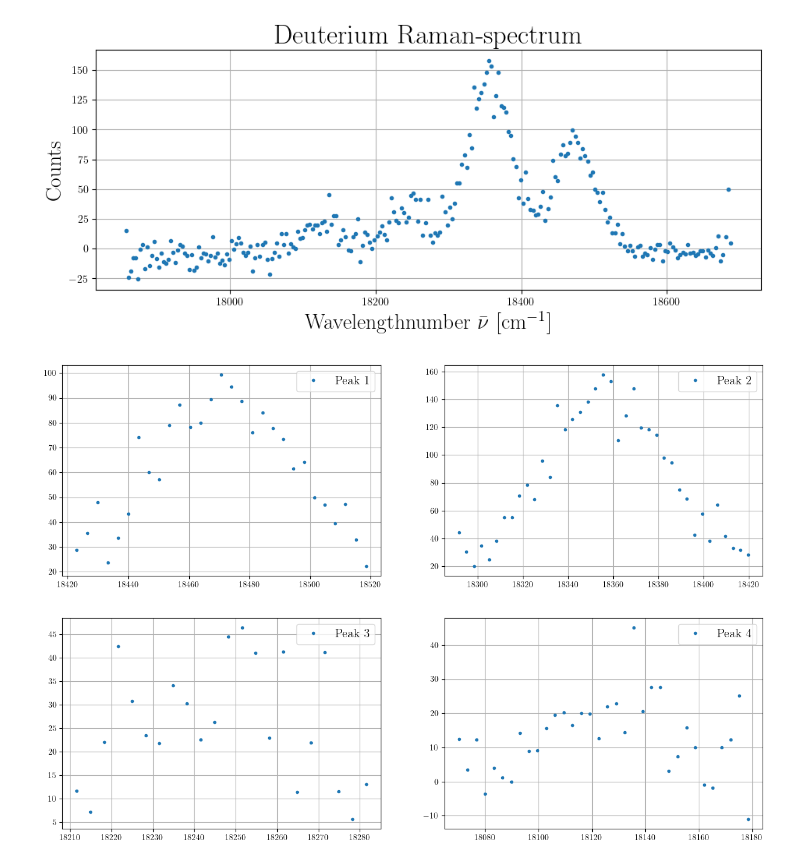
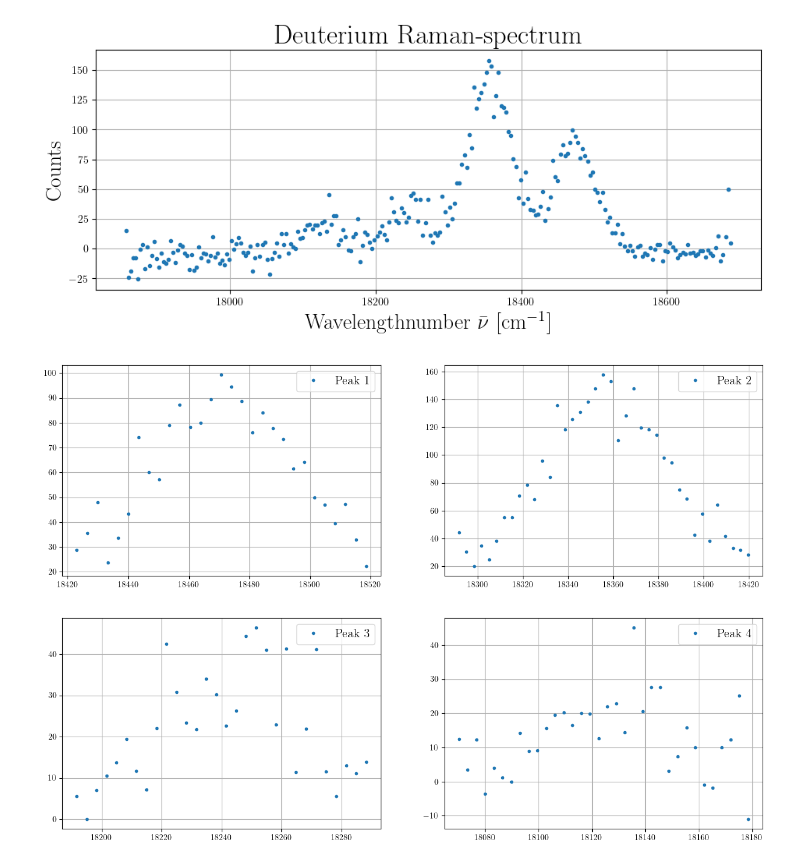
Before and after one commit to ParisHuth/FP, a Jupyter notebook: F43/protocollTaylorsVersion.ipynb, the cells around one changed output. Saved outputs shown, nothing was run; the diff lists cells and outputs as text; code cells hidden in the pictures.

```diff
--- a/F43/protocollTaylorsVersion.ipynb
+++ b/F43/protocollTaylorsVersion.ipynb
@@ -278,30 +278,30 @@ plt.show()
 # %%
 # defining peak ranges
 peak1 = data[(data["wavenumber"] > 18422) & (data["wavenumber"] < 18520)]
 peak2 = data[(data["wavenumber"] > 18290) & (data["wavenumber"] < 18422)]
-peak3 = data[(data["wavenumber"] > 18210) & (data["wavenumber"] < 18283)]
+peak3 = data[(data["wavenumber"] > 18190) & (data["wavenumber"] < 18290)]
 peak4 = data[(data["wavenumber"] > 18070) & (data["wavenumber"] < 18180)]
 # making suobplots for all of the peaks
 fig, ax = plt.subplots(2, 2, figsize=(15, 10))
 
 ax[0,0].errorbar(peak1["wavenumber"], peak1["count"],
                     label="Peak 1", linestyle='None', fmt='.')
 ax[0,1].errorbar(peak2["wavenumber"], peak2["count"],
                     label="Peak 2", linestyle='None', fmt='.')
 ax[1,0].errorbar(peak3["wavenumber"], peak3["count"],
                     label="Peak 3", linestyle='None', fmt='.')
 ax[1,1].errorbar(peak4["wavenumber"], peak4["count"],
                     label="Peak 4", linestyle='None', fmt='.')
 ax[0,0].legend(fontsize='x-large', loc='best')
 ax[1,0].legend(fontsize='x-large', loc='best')
 ax[0,1].legend(fontsize='x-large', loc='best')
 ax[1,1].legend(fontsize='x-large', loc='best')
 ax[0,0].grid()
 ax[1,0].grid()
 ax[0,1].grid()
 ax[1,1].grid()
 # %% [output]
-[figure, old version]
+[figure, new version]
 # %%
 from scipy.special import wofz
 from scipy.optimize import curve_fit
```
Also changed, not shown: parts of 6 cells of this notebook.
